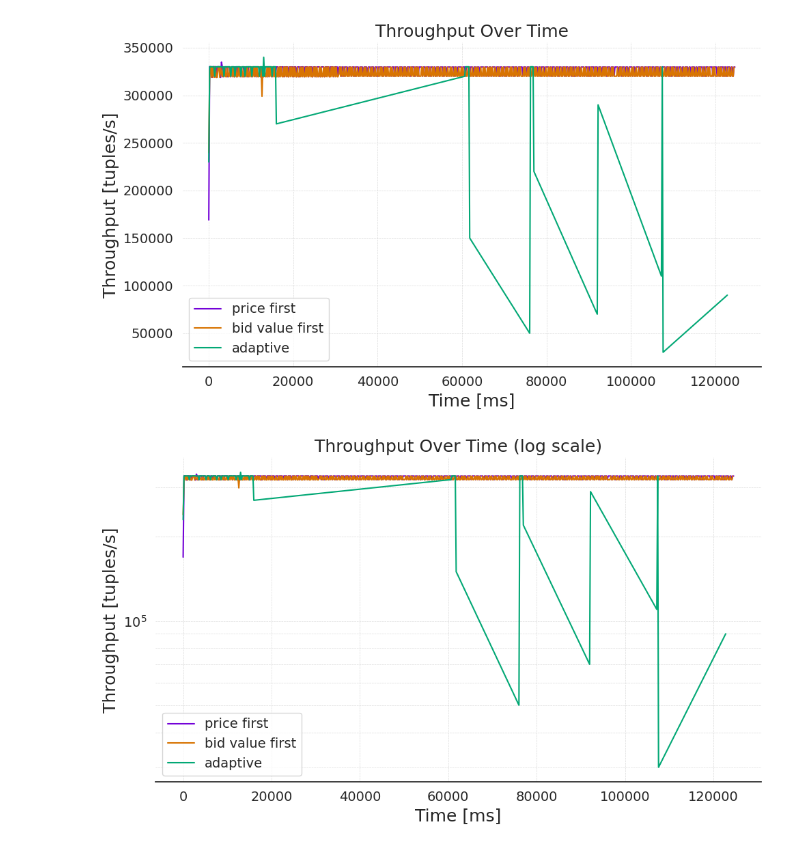
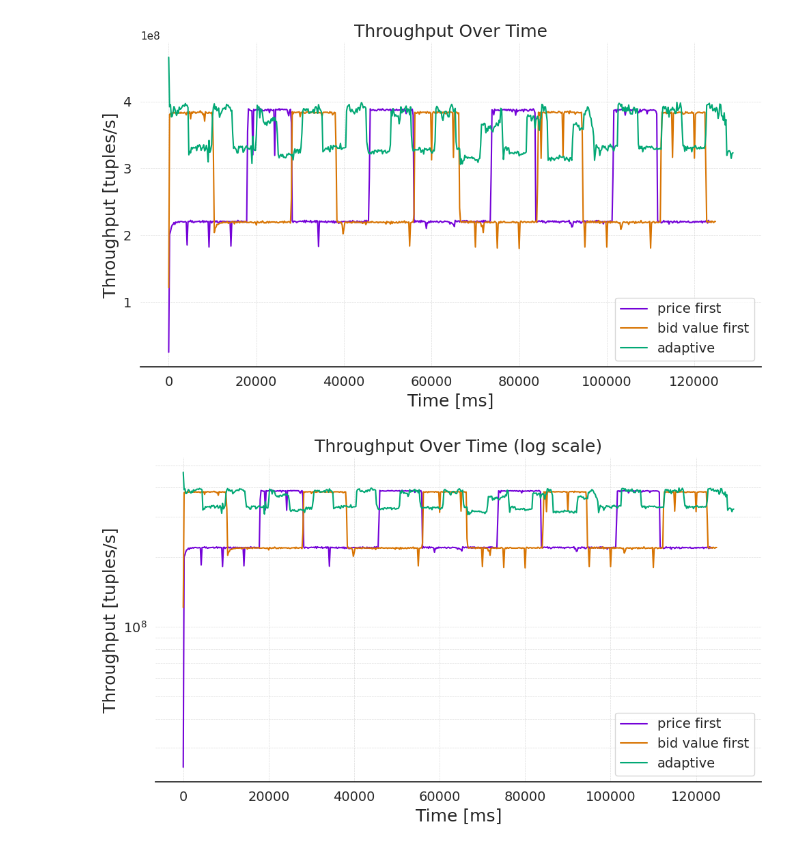
Before and after one commit to ESPAT-Orga/nebulastream-espat, a Jupyter notebook: scripts/benchmarking/adaptive-optimization/plots/ThroughputOverTime.ipynb, the cells around one changed output. Saved outputs shown, nothing was run; the diff lists cells and outputs as text; code cells hidden in the pictures.

Commit message:
more multiline plots

```diff
--- a/scripts/benchmarking/adaptive-optimization/plots/ThroughputOverTime.ipynb
+++ b/scripts/benchmarking/adaptive-optimization/plots/ThroughputOverTime.ipynb
@@ -10,10 +10,17 @@ color_bid_first = "#d87402"    # orange
 color_adaptive = "#02a875"     # green
 
 output_dir = "."
+
+
+def load_data_only(path):
+    df = pd.read_csv(path)
+    if "query_type" in df.columns:
+        df = df[df["query_type"] == "data"]
+    return df
 # %%
-df_price = pd.read_csv("data_throughput_price_first.csv")
-df_bid = pd.read_csv("data_throughput_bid_value_first.csv")
-df_adaptive = pd.read_csv("data_throughput_adaptive.csv")
+df_price = load_data_only("data_throughput_price_first.csv")
+df_bid = load_data_only("data_throughput_bid_value_first.csv")
+df_adaptive = load_data_only("data_throughput_adaptive.csv")
 
 fig, ax = plt.subplots(figsize=(10, 6))
 
@@ -24,34 +31,34 @@ ax.plot(
     linewidth=1.5,
     label="price first",
 )
 ax.plot(
     df_bid["timestamp_ms"],
     df_bid["throughput_tup_per_s"],
     color=color_bid_first,
     linewidth=1.5,
     label="bid value first",
 )
 ax.plot(
     df_adaptive["timestamp_ms"],
     df_adaptive["throughput_tup_per_s"],
     color=color_adaptive,
     linewidth=1.5,
     label="adaptive",
 )
 
 ax.set_xlabel("Time [ms]", fontsize=18)
 ax.set_ylabel("Throughput [tuples/s]", fontsize=18)
 ax.set_title("Throughput Over Time", fontsize=18)
 ax.tick_params(labelsize=14)
 ax.grid(True, which="both", linestyle="--", linewidth=0.5, alpha=0.7)
 ax.legend(fontsize=14)
 sns.despine(ax=ax, left=True)
 
 plt.tight_layout()
 plt.savefig(f"{output_dir}/throughput_over_time.pdf")
 plt.show()
 # %% [output]
-[figure, old version]
+[figure, new version]
 # %%
 fig, ax = plt.subplots(figsize=(10, 6))
 
@@ -90,4 +97,4 @@ plt.tight_layout()
 plt.savefig(f"{output_dir}/throughput_over_time_log.pdf")
 plt.show()
 # %% [output]
-[figure, old version]
+[figure, new version]
```
Also changed, not shown: parts of 7 cells of this notebook, 1 other file.
